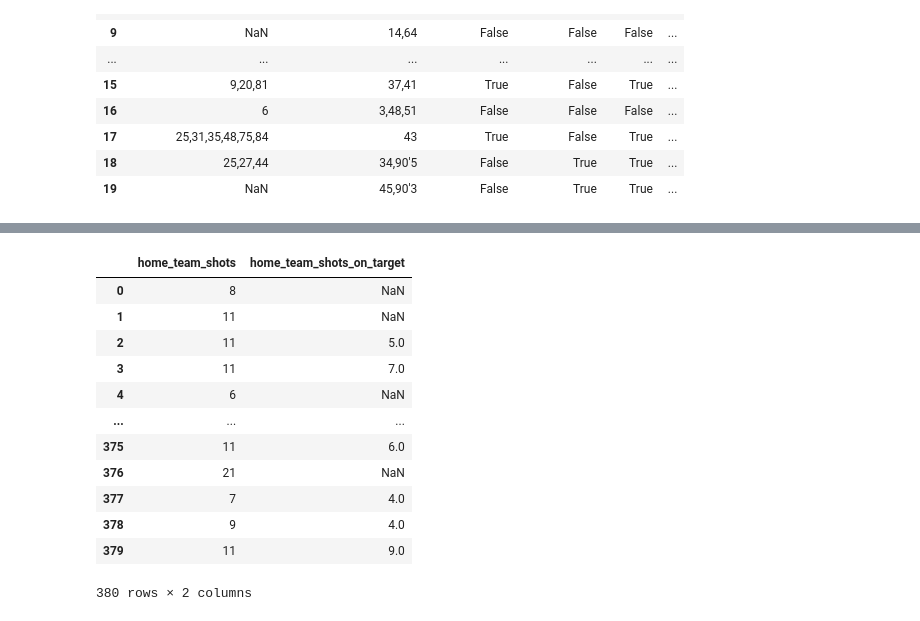
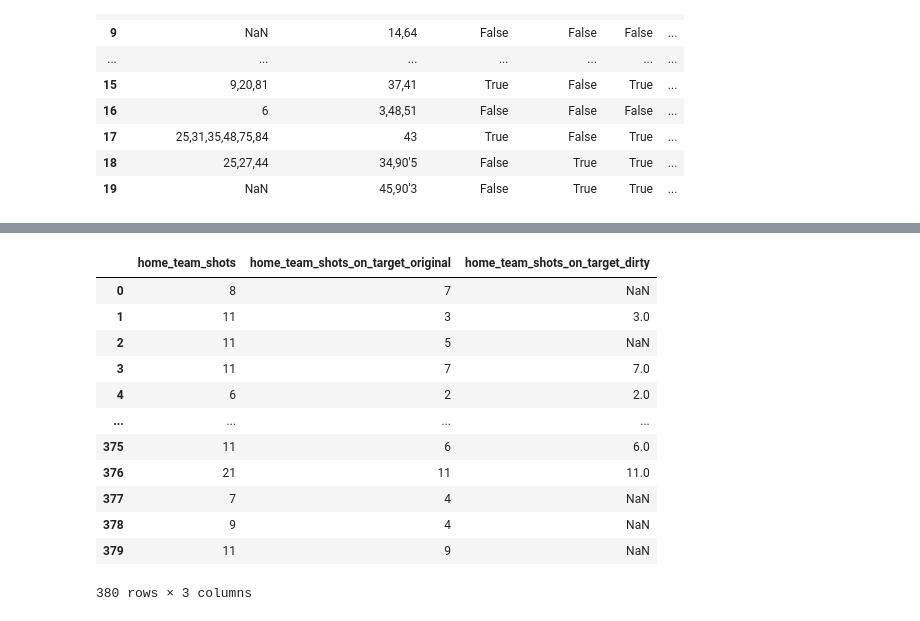
Before and after one commit to gabrielaragao01/Data-Science-Project, a Jupyter notebook: code/first-steps/extracting-data.ipynb, the cells around one changed output, grey strips where cells are left out. Saved outputs shown, nothing was run; the diff lists cells and outputs as text; code cells hidden in the pictures.

```diff
--- a/code/pre_processing_data/cleaning.ipynb
+++ b/code/first-steps/extracting-data.ipynb
@@ -336,16 +338,16 @@ matches_info_df
 # %%
-matches_info_df[['home_team_shots', 'home_team_shots_on_target']]
+matches_info_df[['home_team_shots', 'home_team_shots_on_target_original', 'home_team_shots_on_target_dirty']]
 # %% [output]
-|  | home_team_shots | home_team_shots_on_target |
-| 0 | 8 | NaN |
-| 1 | 11 | NaN |
-| 2 | 11 | 5.0 |
-| 3 | 11 | 7.0 |
-| 4 | 6 | NaN |
-| ... | ... | ... |
-| 375 | 11 | 6.0 |
-| 376 | 21 | NaN |
-| 377 | 7 | 4.0 |
-| 378 | 9 | 4.0 |
-| 379 | 11 | 9.0 |
+|  | home_team_shots | home_team_shots_on_target_original | home_team_shots_on_target_dirty |
+| 0 | 8 | 7 | NaN |
+| 1 | 11 | 3 | 3.0 |
+| 2 | 11 | 5 | NaN |
+| 3 | 11 | 7 | 7.0 |
+| 4 | 6 | 2 | 2.0 |
+| ... | ... | ... | ... |
+| 375 | 11 | 6 | 6.0 |
+| 376 | 21 | 11 | 11.0 |
+| 377 | 7 | 4 | NaN |
+| 378 | 9 | 4 | NaN |
+| 379 | 11 | 9 | NaN |
-380 rows × 2 columns
+380 rows × 3 columns
```
Also changed, not shown: parts of 5 cells of this notebook, 5 other files.
